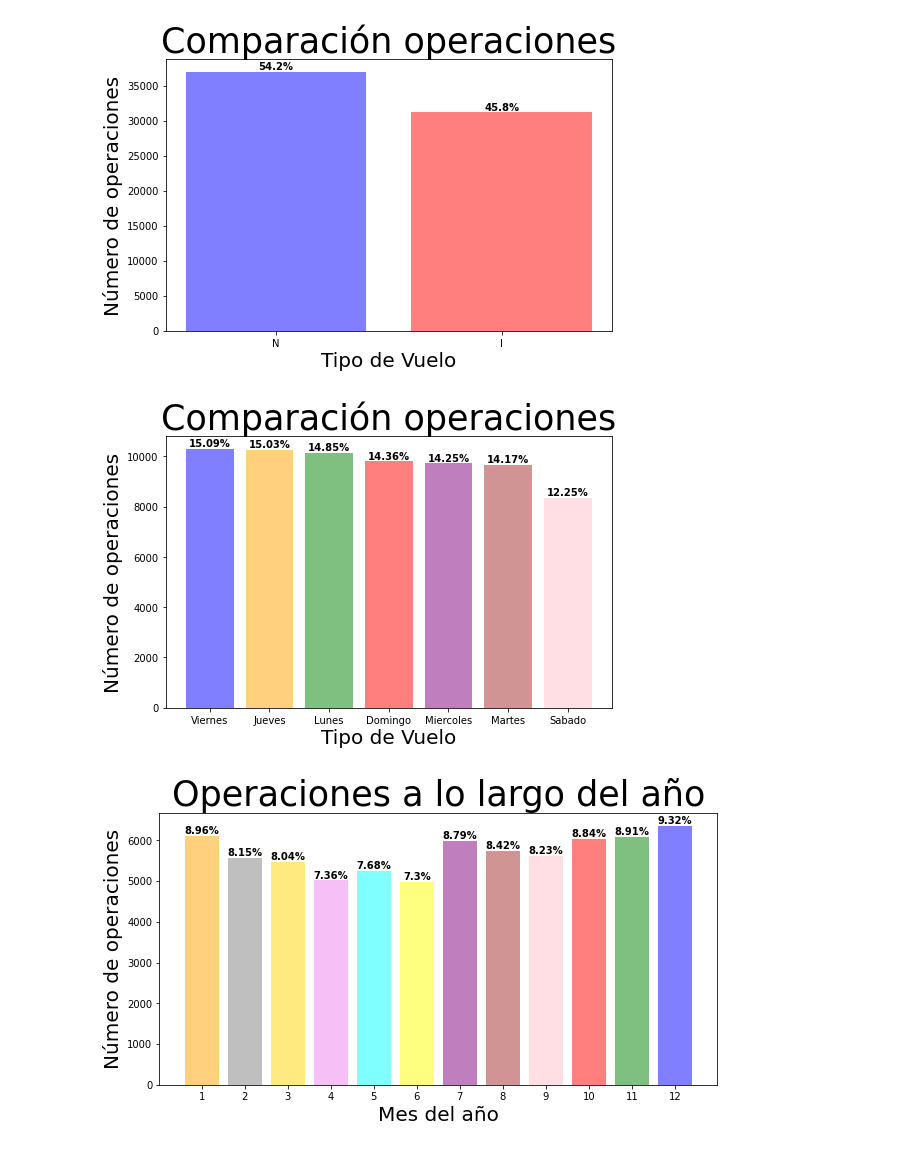
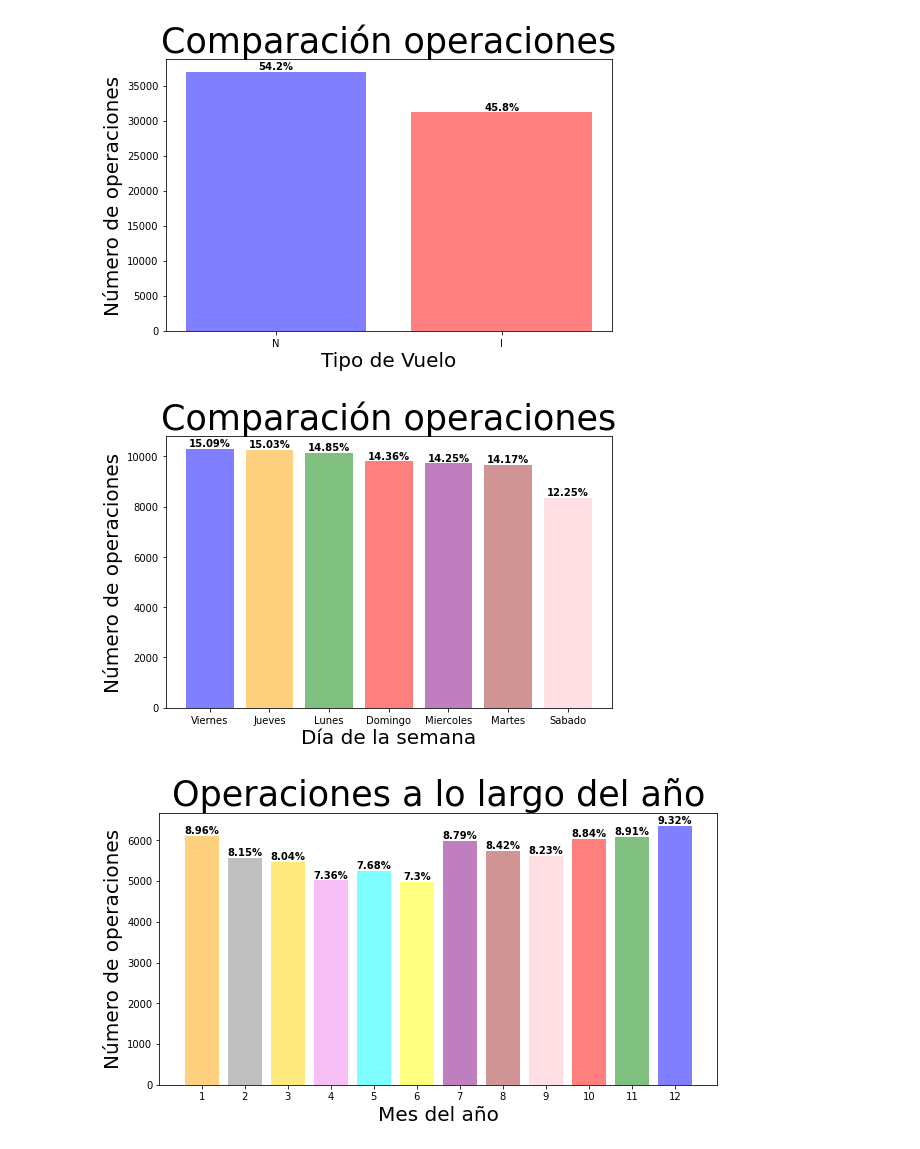
Before and after one commit to Gerardo3070/Desafio_LATAM, a Jupyter notebook: solution.ipynb, the cells around one changed output. Cells and saved outputs as stored; diff of their text form; code cells hidden in the pictures.

```diff
--- a/solution.ipynb
+++ b/solution.ipynb
@@ -133,23 +133,23 @@ plt.show()
 # %%
 fig = plt.figure(figsize = (8,5))
 ax = plt.bar(df.DIANOM.value_counts().index, df.DIANOM.value_counts(), alpha=0.5, color=color_pal)
 i = 0
 for p in ax:
     width = p.get_width()
     height = p.get_height()
     x, y = p.get_xy()
     plt.text(x+width/2,
              y+height*1.01,
              str(round(df.DIANOM.value_counts()[i]*100/df.DIANOM.value_counts().sum(), 2)) + '%',
              ha='center',
              weight='bold')
     i+=1
 plt.title('Comparación operaciones', fontsize=35)
-plt.xlabel('Tipo de Vuelo', fontsize=20)
+plt.xlabel('Día de la semana', fontsize=20)
 plt.ylabel('Número de operaciones', fontsize=20)
 plt.show()
 # %% [output]
-[figure, old version]
+[figure, new version]
 # %%
 fig = plt.figure(figsize = (10,5))
 ax = plt.bar(df.MES.value_counts().index, df.MES.value_counts(), alpha=0.5, color=color_pal)
```
Also changed, not shown: parts of 48 cells of this notebook, 2 other files.
